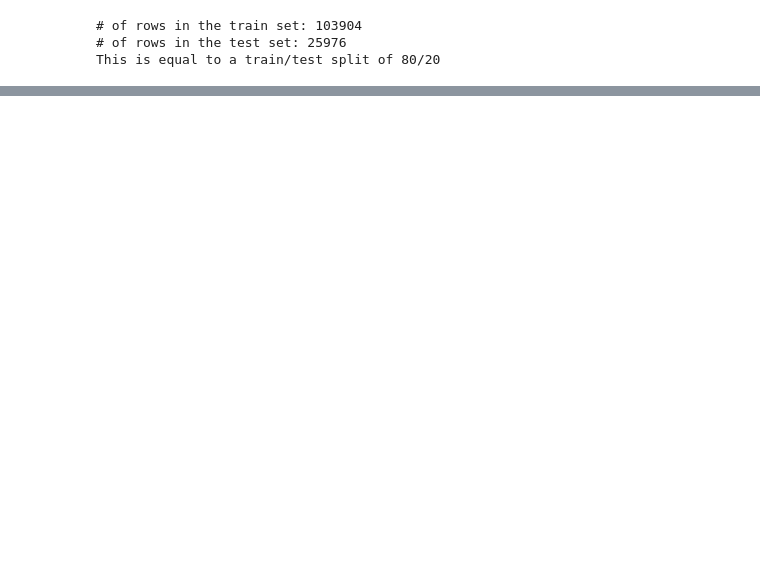
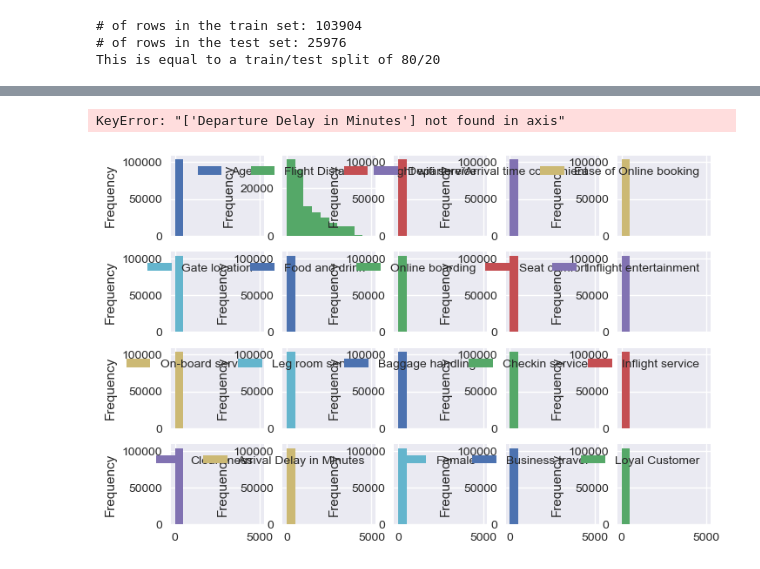
Before and after one commit to terminalcoder/Airline-Passenger-Satisfaction, a Jupyter notebook: notebook_1.ipynb, the cells around one changed output, grey strips where cells are left out. Cells and saved outputs as stored; diff of their text form; code cells hidden in the pictures; blank space fills up the shorter version.

```diff
--- a/notebook_1.ipynb
+++ b/notebook_1.ipynb
@@ -48,0 +251,8 @@ Accurding to the written down stuff about the data provided with the data, some
+# %%
+# replace 'disloyal Customer' with 'Loyal Customer'
+# create 'Loyal Customer' column
+train_df['Loyal Customer'] = train_df['disloyal Customer'].map({0:1, 1:0})
+test_df['Loyal Customer'] = test_df['disloyal Customer'].map({0:1, 1:0})
+
+# view both columns to ensure the values are oppposites of each other
+train_df[['disloyal Customer', 'Loyal Customer']]
@@ -48,0 +273,4 @@ Accurding to the written down stuff about the data provided with the data, some
+# %%
+# remove 'disloyal Customer' column
+train_df.drop('disloyal Customer', axis=1, inplace=True)
+test_df.drop('disloyal Customer', axis=1, inplace=True)
@@ -48,0 +279,4 @@ Accurding to the written down stuff about the data provided with the data, some
+# %%
+# one hot encode remaining categorical columns
+all_num_train_df = pd.get_dummies(train_df)
+all_num_train_df
@@ -48,0 +357,11 @@ Accurding to the written down stuff about the data provided with the data, some
+# %%
+# train test
+all_num_train_df.drop(['Departure Delay in Minutes'], axis=1, inplace=True)
+# test set
+all_num_test_df.drop(['Departure Delay in Minutes'], axis=1, inplace=True)
+# %% [output]
+KeyError: "['Departure Delay in Minutes'] not found in axis"
+# %%
+all_num_train_df.drop('satisfied', axis=1).plot.hist(subplots=True, layout=(4, 5));
+# %% [output]
+[figure, added]
```
Also changed, not shown: parts of 70 cells of this notebook.
